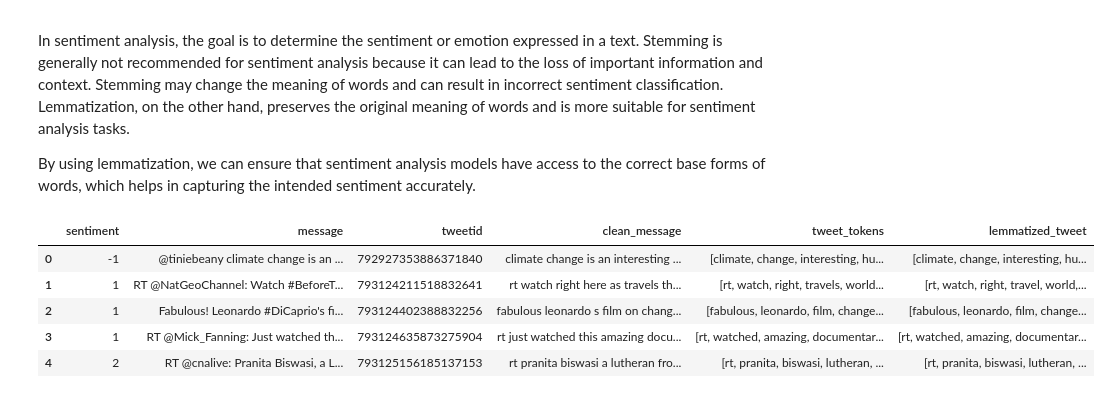
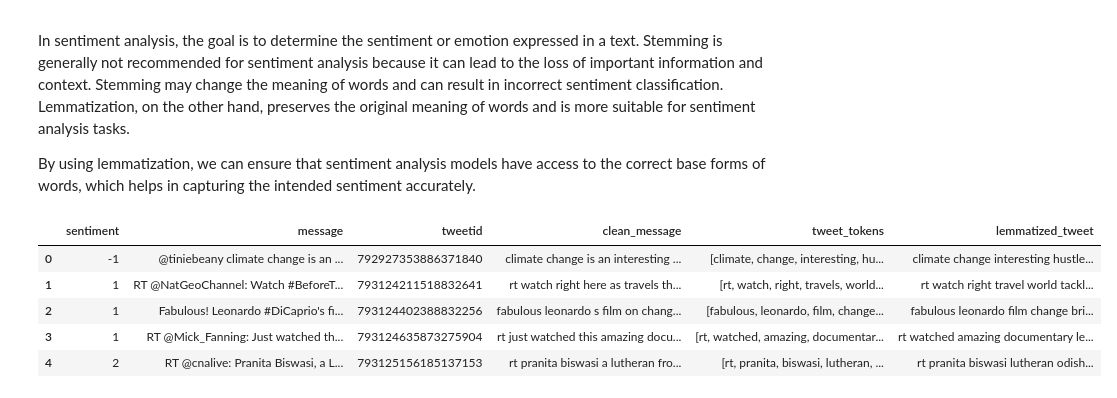
Before and after one commit to adevilde/Twitter-Climate-Change-Sentiment-Analysis, a Jupyter notebook: Twitter_Climate_Change_Sentiment.ipynb, the cells around one changed output. Cells and saved outputs as stored; diff of their text form; code cells hidden in the pictures.

```diff
--- a/Twitter_Climate_Change_Sentiment.ipynb
+++ b/Twitter_Climate_Change_Sentiment.ipynb
@@ -430,11 +432,12 @@ def lemmatize_text(text):
 # %%
 # Apply the lemmatize_text function to the 'tweet_tokens' column
 tweets['lemmatized_tweet'] = tweets['tweet_tokens'].apply(lemmatize_text)
+tweets['lemmatized_tweet'] = [' '.join(map(str, l)) for l in tweets['lemmatized_tweet']]
 tweets.head()
 # %% [output]
 |  | sentiment | message | tweetid | clean_message | tweet_tokens | lemmatized_tweet |
-| 0 | -1 | @tiniebeany climate change is an ... | 792927353886371840 | climate change is an interesting ... | [climate, change, interesting, hu... | [climate, change, interesting, hu... |
-| 1 | 1 | RT @NatGeoChannel: Watch #BeforeT... | 793124211518832641 | rt watch right here as travels th... | [rt, watch, right, travels, world... | [rt, watch, right, travel, world,... |
-| 2 | 1 | Fabulous! Leonardo #DiCaprio's fi... | 793124402388832256 | fabulous leonardo s film on chang... | [fabulous, leonardo, film, change... | [fabulous, leonardo, film, change... |
-| 3 | 1 | RT @Mick_Fanning: Just watched th... | 793124635873275904 | rt just watched this amazing docu... | [rt, watched, amazing, documentar... | [rt, watched, amazing, documentar... |
-| 4 | 2 | RT @cnalive: Pranita Biswasi, a L... | 793125156185137153 | rt pranita biswasi a lutheran fro... | [rt, pranita, biswasi, lutheran, ... | [rt, pranita, biswasi, lutheran, ... |
+| 0 | -1 | @tiniebeany climate change is an ... | 792927353886371840 | climate change is an interesting ... | [climate, change, interesting, hu... | climate change interesting hustle... |
+| 1 | 1 | RT @NatGeoChannel: Watch #BeforeT... | 793124211518832641 | rt watch right here as travels th... | [rt, watch, right, travels, world... | rt watch right travel world tackl... |
+| 2 | 1 | Fabulous! Leonardo #DiCaprio's fi... | 793124402388832256 | fabulous leonardo s film on chang... | [fabulous, leonardo, film, change... | fabulous leonardo film change bri... |
+| 3 | 1 | RT @Mick_Fanning: Just watched th... | 793124635873275904 | rt just watched this amazing docu... | [rt, watched, amazing, documentar... | rt watched amazing documentary le... |
+| 4 | 2 | RT @cnalive: Pranita Biswasi, a L... | 793125156185137153 | rt pranita biswasi a lutheran fro... | [rt, pranita, biswasi, lutheran, ... | rt pranita biswasi lutheran odish... |
```
Also changed, not shown: parts of 9 cells of this notebook.
